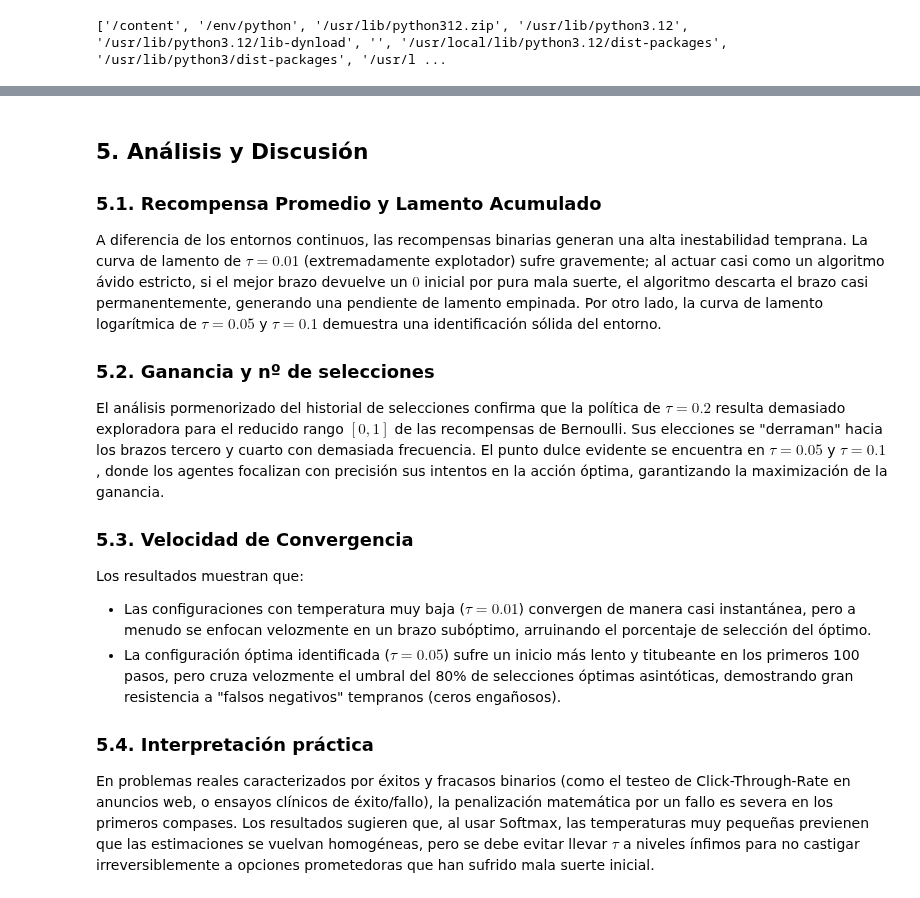
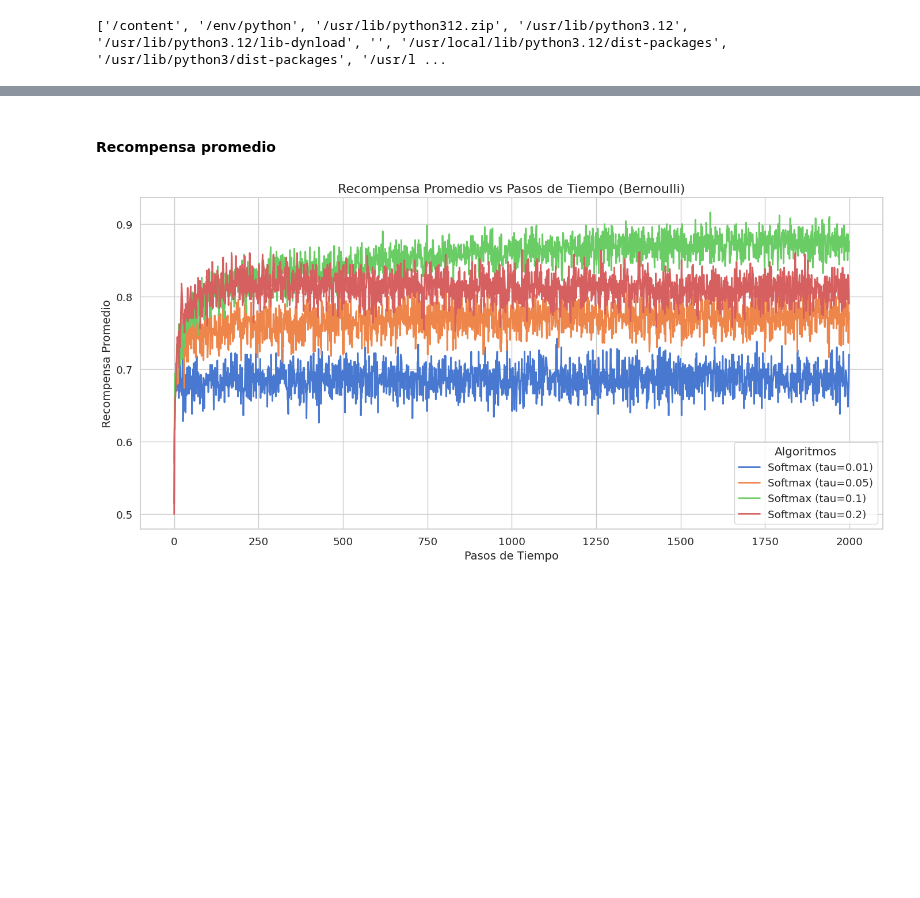
Before and after one commit to angelms2003/FernandezMartinezPolo-EML-RL, a Jupyter notebook: k_brazos/softmax_bernoulli.ipynb, the cells around one changed output, grey strips where cells are left out. Saved outputs shown, nothing was run; the diff lists cells and outputs as text; code cells hidden in the pictures; blank space fills up the shorter version.

Commit message:
merjoras notebooks softmax

```diff
--- a/k_brazos/softmax_bernoulli.ipynb
+++ b/k_brazos/softmax_bernoulli.ipynb
@@ -117,25 +150,28 @@ Los horizontes (2000 pasos y 500 ejecuciones) se mantienen consistentes para per
 # %%
-seed = 123
-np.random.seed(seed)
+# Parámetros del experimento
+seed = 42
+np.random.seed(seed)  # Fijar la semilla para reproducibilidad
 
-k = 10
-steps = 2000
-runs = 500
+k = 10  # Número de brazos
+steps = 2000  # Número de pasos que se ejecutarán cada algoritmo
+runs = 500  # Número de ejecuciones
 
-# Creación del entorno (Distribución Bernoulli)
-bandit = Bandit(arms=ArmBernoulli.generate_arms(k=k))
+# Creación del bandit
+bandit = Bandit(arms=ArmBernoulli.generate_arms(k)) # Generar un bandido con k brazos de distribución Bernoulli
 print(bandit)
 
 optimal_arm = bandit.optimal_arm
-print(f"\\nBrazo Óptimo Teórico: {optimal_arm + 1} (Probabilidad real p={bandit.get_expected_value(optimal_arm):.4f})")
+print(f"Optimal arm: {optimal_arm + 1} with expected reward={bandit.get_expected_value(optimal_arm)}")
 
-# Instanciación de políticas escaladas
-algorithms = [
+
+# Algoritmos a comparar (distintas temperaturas, adaptadas a la escala Bernoulli)
+algorithms_bernoulli = [
     Softmax(k=k, tau=0.01),
     Softmax(k=k, tau=0.05),
     Softmax(k=k, tau=0.1),
     Softmax(k=k, tau=0.2)
 ]
 
-rewards, regrets, optimal_selections, arm_stats = run_experiment(bandit, algorithms, steps, runs)
+# Ejecutar
+rewards_b, regrets_b, optimal_b, arm_stats_b = run_experiment(bandit, algorithms_bernoulli, steps, runs)
 # %% [output]
@@ -157,16 +199,6 @@ plot_arm_statistics(arm_stats, algorithms, k, optimal_arm, "Bernoulli")
-# %% [markdown]
-## 5. Análisis y Discusión
-
-### 5.1. Recompensa Promedio y Lamento Acumulado
-A diferencia de los entornos continuos, las recompensas binarias generan una alta inestabilidad temprana. La curva de lamento de $\tau=0.01$ (extremadamente explotador) sufre gravemente; al actuar casi como un algoritmo ávido estricto, si el mejor brazo devuelve un $0$ inicial por pura mala suerte, el algoritmo descarta el brazo casi permanentemente, generando una pendiente de lamento empinada. Por otro lado, la curva de lamento logarítmica de $\tau=0.05$ y $\tau=0.1$ demuestra una identificación sólida del entorno.
-
-### 5.2. Ganancia y nº de selecciones
-El análisis pormenorizado del historial de selecciones confirma que la política de $\tau=0.2$ resulta demasiado exploradora para el reducido rango $[0,1]$ de las recompensas de Bernoulli. Sus elecciones se "derraman" hacia los brazos tercero y cuarto con demasiada frecuencia. El punto dulce evidente se encuentra en $\tau=0.05$ y $\tau=0.1$, donde los agentes focalizan con precisión sus intentos en la acción óptima, garantizando la maximización de la ganancia.
-
-### 5.3. Velocidad de Convergencia
-Los resultados muestran que:
-* Las configuraciones con temperatura muy baja ($\tau=0.01$) convergen de manera casi instantánea, pero a menudo se enfocan velozmente en un brazo subóptimo, arruinando el porcentaje de selección del óptimo.
-* La configuración óptima identificada ($\tau=0.05$) sufre un inicio más lento y titubeante en los primeros 100 pasos, pero cruza velozmente el umbral del 80% de selecciones óptimas asintóticas, demostrando gran resistencia a "falsos negativos" tempranos (ceros engañosos).
-
-### 5.4. Interpretación práctica
-En problemas reales caracterizados por éxitos y fracasos binarios (como el testeo de Click-Through-Rate en anuncios web, o ensayos clínicos de éxito/fallo), la penalización matemática por un fallo es severa en los primeros compases. Los resultados sugieren que, al usar Softmax, las temperaturas muy pequeñas previenen que las estimaciones se vuelvan homogéneas, pero se debe evitar llevar $\tau$ a niveles ínfimos para no castigar irreversiblemente a opciones prometedoras que han sufrido mala suerte inicial.
+# %% [markdown]
+#### Recompensa promedio
+# %%
+plot_average_rewards(steps, rewards_b, algorithms_bernoulli, "Bernoulli")
+# %% [output]
+[figure, added]
```
Also changed, not shown: parts of 28 cells of this notebook, 2 other files.
